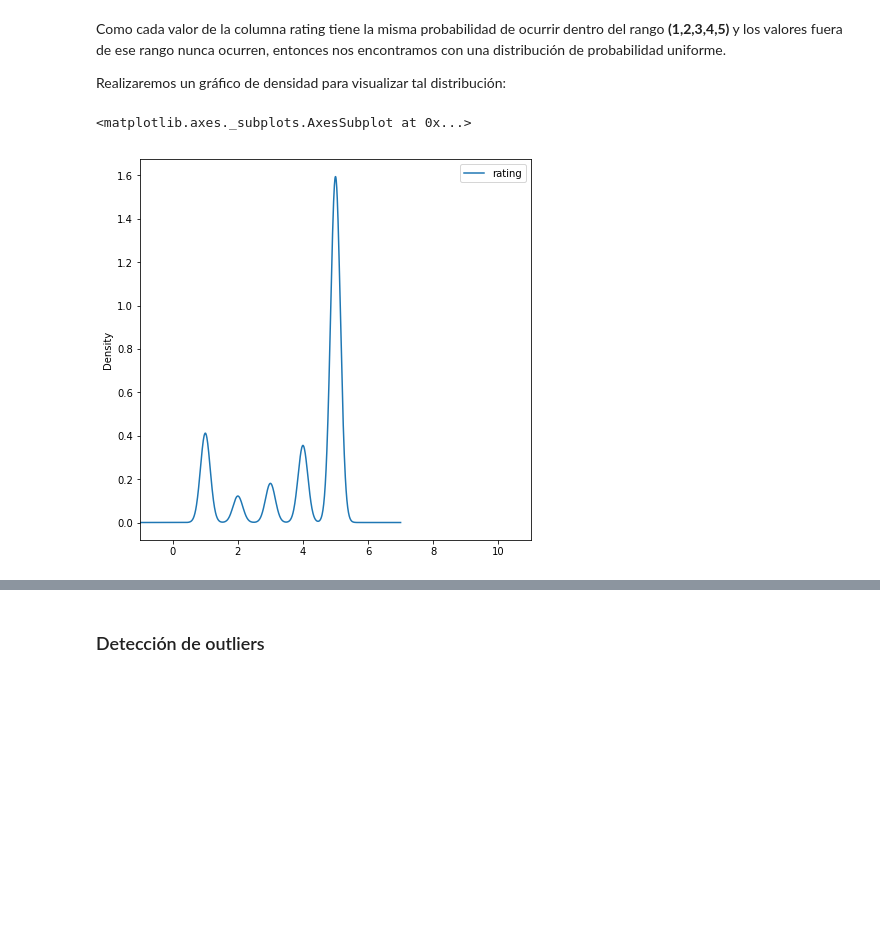
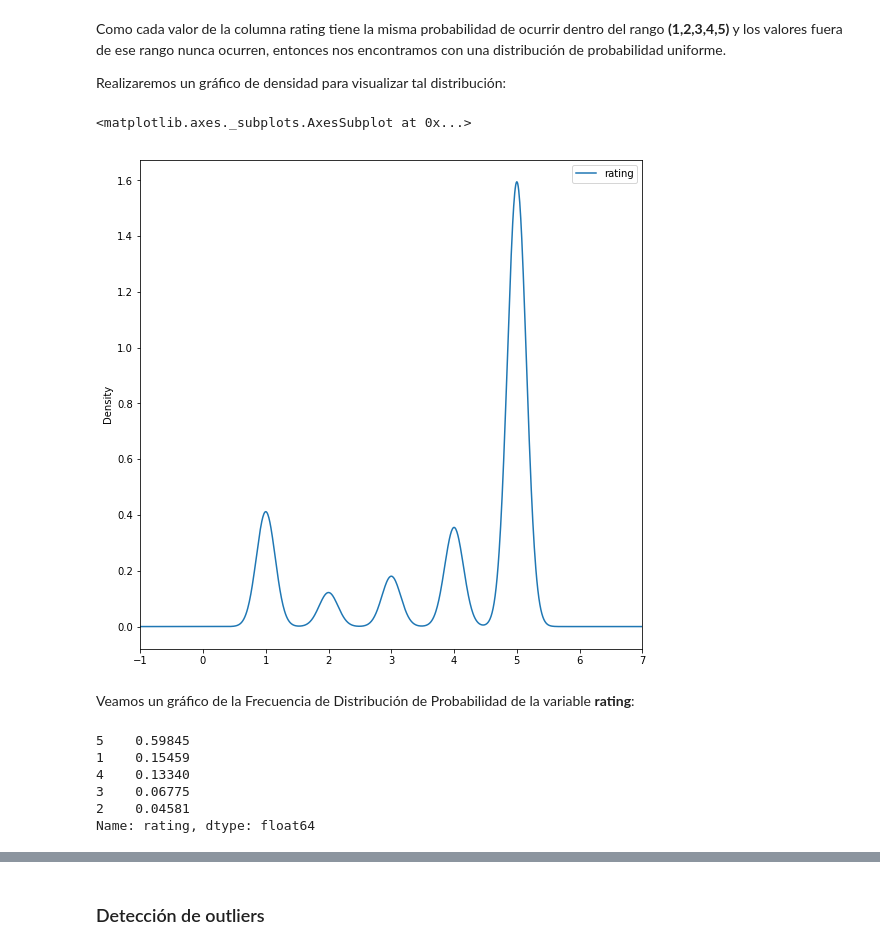
Before and after one commit to aenet/mentoria, a Jupyter notebook: analisis-visualizacion/tp-analisis-visualizacion.ipynb, the cells around one changed output, grey strips where cells are left out. Cells and saved outputs as stored; diff of their text form; code cells hidden in the pictures; blank space fills up the shorter version.

Commit message:
agrego grafico de frecuencia de distribucion de probabilidad

```diff
--- a/analisis-visualizacion/tp-analisis-visualizacion.ipynb
+++ b/analisis-visualizacion/tp-analisis-visualizacion.ipynb
@@ -177,7 +177,19 @@ uniforme.
 
 Realizaremos un gráfico de densidad para visualizar tal distribución:
 # %%
-pd.DataFrame(dt['rating']).plot(kind="density", figsize=(7,7),xlim=(-1,11))
+pd.DataFrame(dt['rating']).plot(kind="density", figsize=(9,9),xlim=(-1,7))
 # %% [output]
 <matplotlib.axes._subplots.AxesSubplot at 0x...>
-[figure, old version]
+[figure, new version]
+# %% [markdown]
+Veamos un gráfico de la Frecuencia de Distribución de Probabilidad de la variable **rating**:
+# %%
+frec_distr_prob=dt.rating.value_counts(normalize=True)
+frec_distr_prob
+# %% [output]
+5    0.59845
+1    0.15459
+4    0.13340
+3    0.06775
+2    0.04581
+Name: rating, dtype: float64
```
Also changed, not shown: parts of 1 cell of this notebook.
